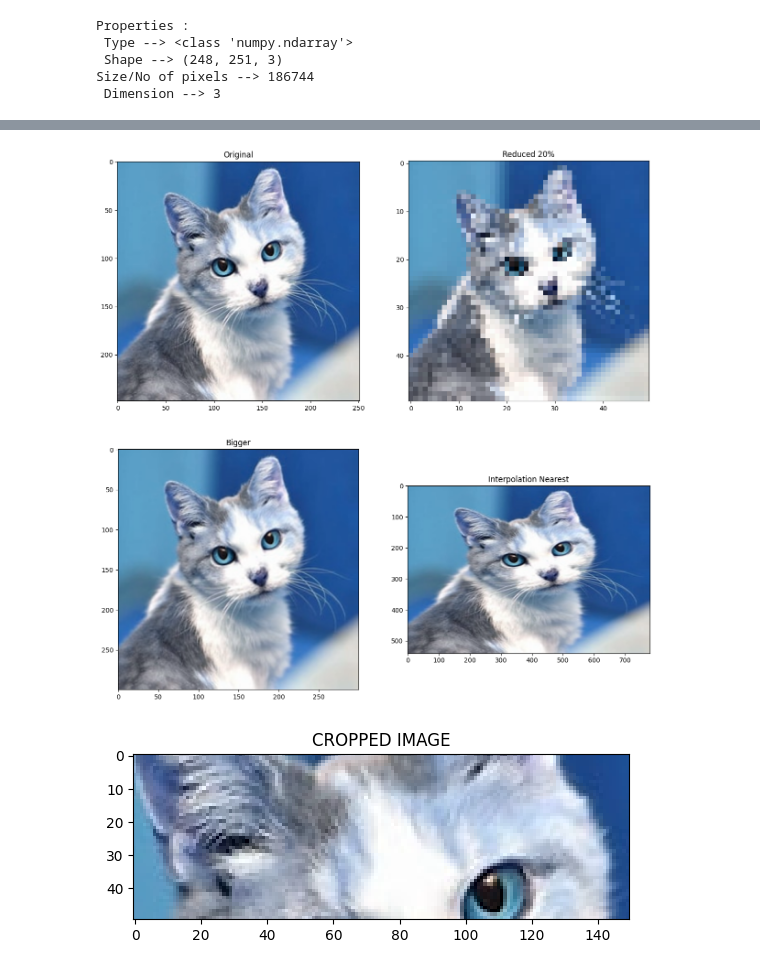
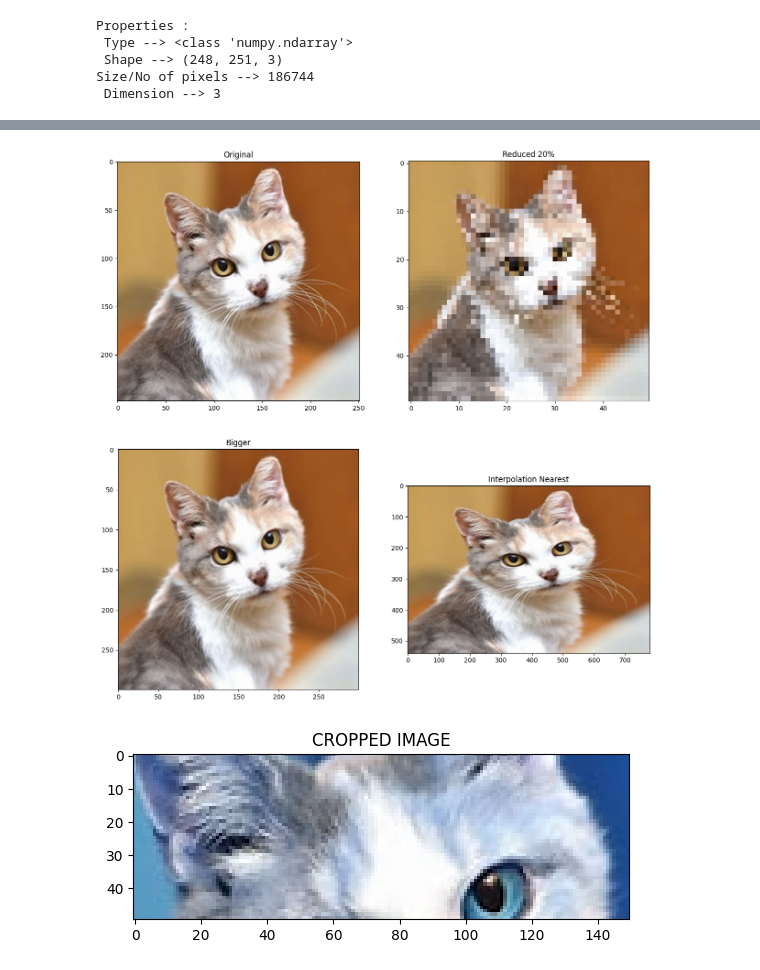
Before and after one commit to kechcole/Machine-Learning, a Jupyter notebook: Notebooks/Image_Processing/1.Introduction.ipynb, the cells around one changed output, grey strips where cells are left out. Saved outputs shown, nothing was run; the diff lists cells and outputs as text; code cells hidden in the pictures.

```diff
--- a/Notebooks/Image_Processing/1.Introduction.ipynb
+++ b/Notebooks/Image_Processing/1.Introduction.ipynb
@@ -225,19 +225,19 @@ wind(cat7_reduced1)
 # %%
 # Display all images with matplotlib
 
 Titles =["Original", "Reduced 20%", "Bigger", "Interpolation Nearest"]
 images =[cat7 ,cat7_reduced1, cat7_big, cat7_linear]
 count = 4
 
 f, axs = plt.subplots(2, 2, figsize=(15, 15))
 for i in range(count):
     plt.subplot(2, 2, i + 1)
     plt.title(Titles[i])
-    plt.imshow(images[i])
+    plt.imshow(cv2.cvtColor(images[i], cv2.COLOR_BGR2RGB))
 
 plt.show()
 # %% [output]
-[figure, old version]
+[figure, new version]
 # %%
 # Subset / crop , use upper left and bottom right coordinates [row size, column size]
 
```
Also changed, not shown: parts of 5 cells of this notebook, 1 other file.
